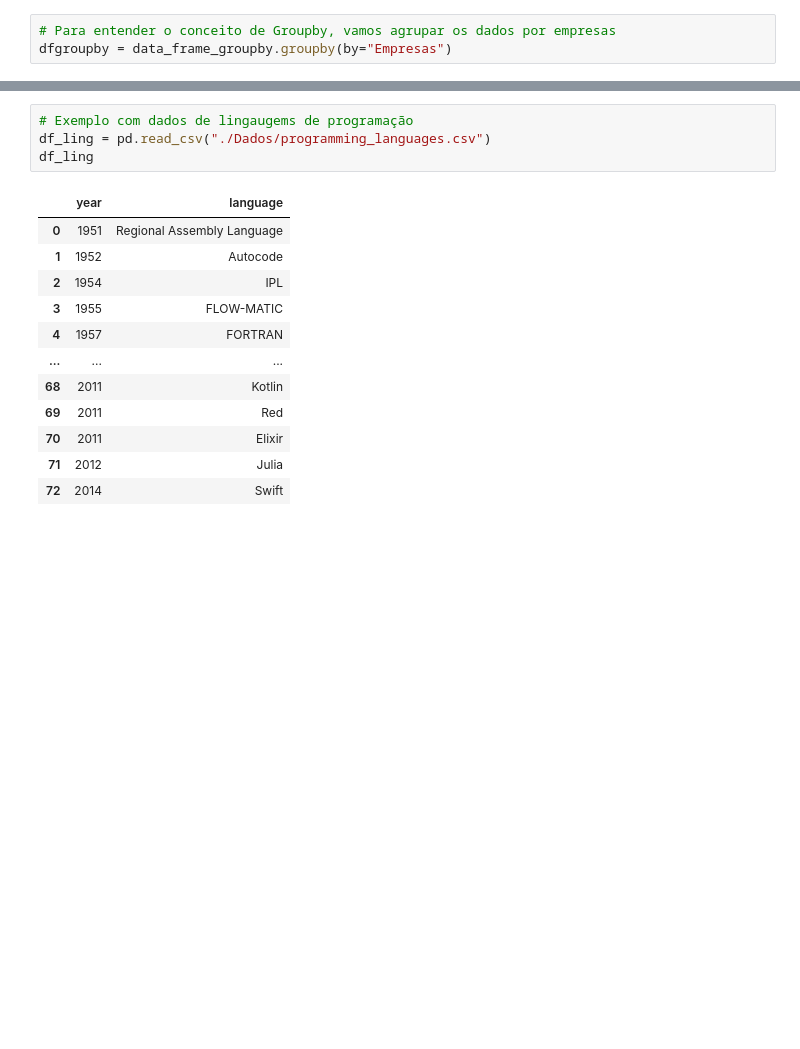
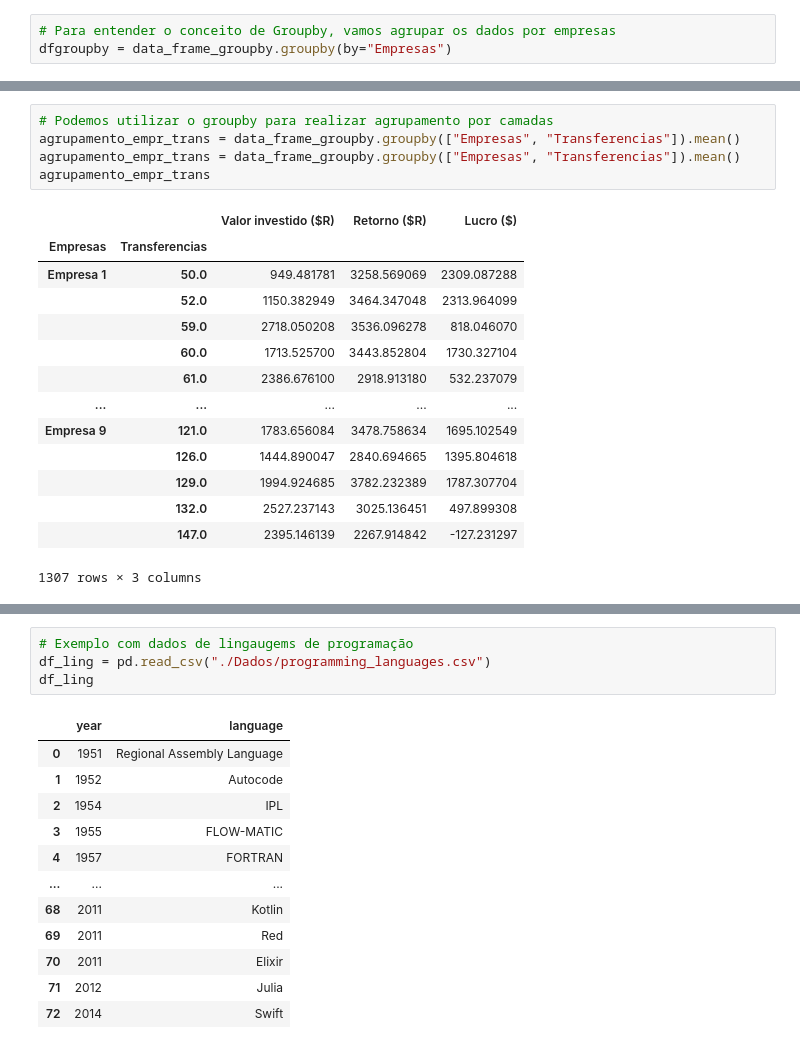
Before and after one commit to FernanMartinez/Curso_Python_Basico, a Jupyter notebook: Aula 12 Pandas/Aula 12. Pandas.ipynb, the cells around one changed output, grey strips where cells are left out. Drawn from its saved outputs; the diff is of its cells as text; blank space fills up the shorter version.

```diff
--- a/Aula 12 Pandas/Aula 12. Pandas.ipynb
+++ b/Aula 12 Pandas/Aula 12. Pandas.ipynb
@@ -750,0 +718,20 @@ dfgroupby.mean()
+# %%
+# Podemos utilizar o groupby para realizar agrupamento por camadas
+agrupamento_empr_trans = data_frame_groupby.groupby(["Empresas", "Transferencias"]).mean()
+agrupamento_empr_trans = data_frame_groupby.groupby(["Empresas", "Transferencias"]).mean()
+agrupamento_empr_trans
+# %% [output]
+|  |  | Valor investido ($R) | Retorno ($R) | Lucro ($) |
+| Empresas | Transferencias |  |  |  |
+| Empresa 1 | 50.0 | 949.481781 | 3258.569069 | 2309.087288 |
+|  | 52.0 | 1150.382949 | 3464.347048 | 2313.964099 |
+|  | 59.0 | 2718.050208 | 3536.096278 | 818.046070 |
+|  | 60.0 | 1713.525700 | 3443.852804 | 1730.327104 |
+|  | 61.0 | 2386.676100 | 2918.913180 | 532.237079 |
+| ... | ... | ... | ... | ... |
+| Empresa 9 | 121.0 | 1783.656084 | 3478.758634 | 1695.102549 |
+|  | 126.0 | 1444.890047 | 2840.694665 | 1395.804618 |
+|  | 129.0 | 1994.924685 | 3782.232389 | 1787.307704 |
+|  | 132.0 | 2527.237143 | 3025.136451 | 497.899308 |
+|  | 147.0 | 2395.146139 | 2267.914842 | -127.231297 |
+1307 rows × 3 columns
```
Also changed, not shown: parts of 105 cells of this notebook.
